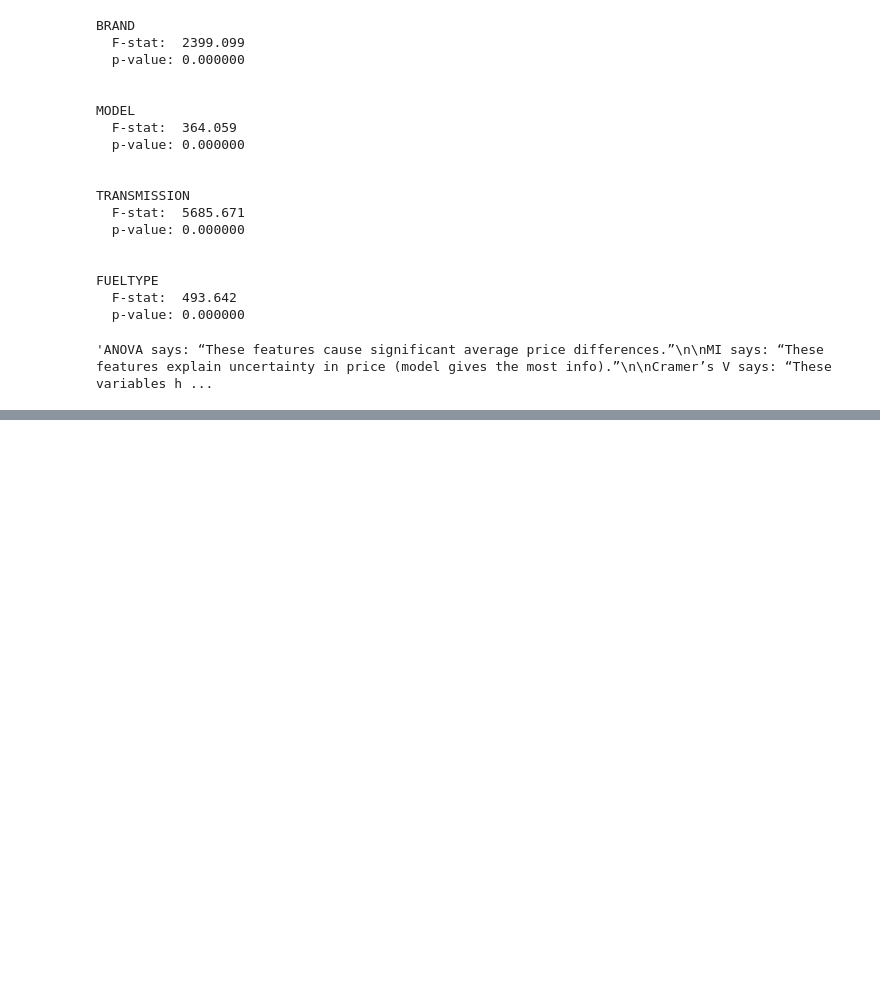
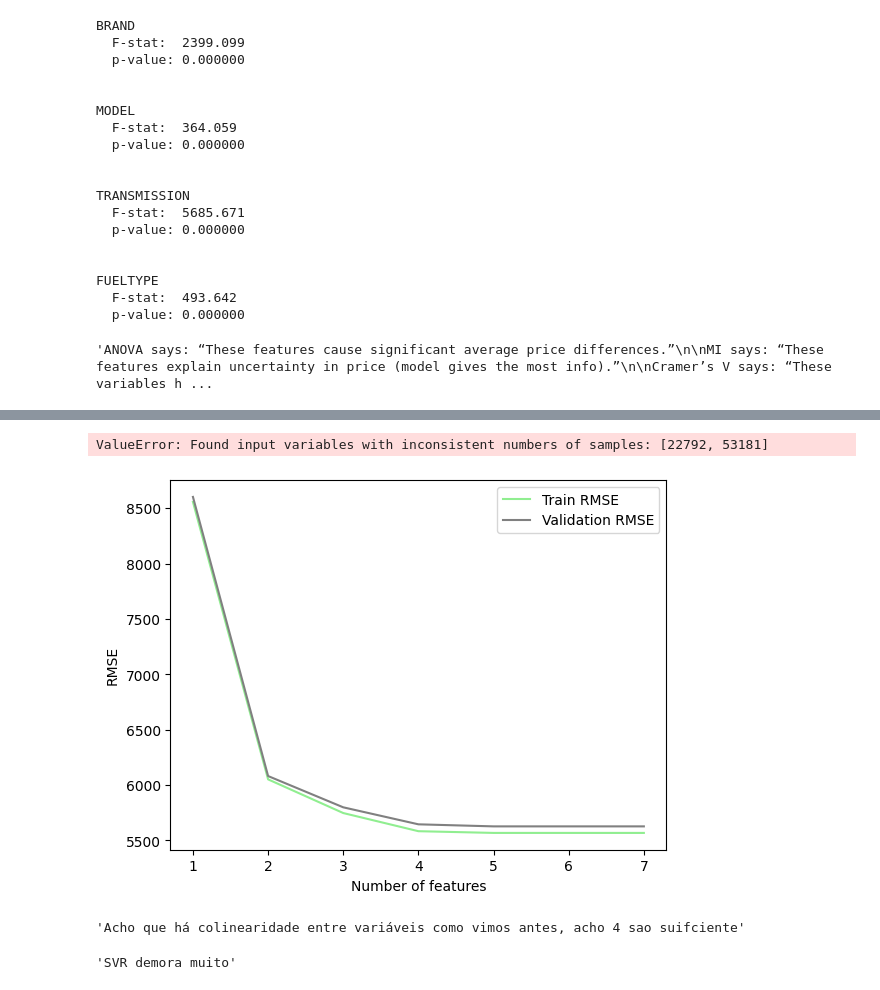
Before and after one commit to rmmandrade/ml2526, a Jupyter notebook: francisco.ipynb, the cells around one changed output, grey strips where cells are left out. Cells and saved outputs as stored; diff of their text form; code cells hidden in the pictures; blank space fills up the shorter version.

```diff
--- a/francisco.ipynb
+++ b/francisco.ipynb
@@ -1725,3 +1750,9 @@ MI says: “These features explain uncertainty in price (model gives the most in
 Cramer’s V says: “These variables have moderate categorical association strength.”"""
 # %% [output]
 'ANOVA says: “These features cause significant average price differences.”\n\nMI says: “These features explain uncertainty in price (model gives the most info).”\n\nCramer’s V says: “These variables h ...
+# %%
+model = LinearRegression()
+# %%
+rfe = RFE(estimator = model, n_features_to_select = 4)
+# %%
+X_rfe = rfe.fit_transform(X = X_train_num_scaled, y = y_train)
@@ -1727,0 +1785,56 @@ Cramer’s V says: “These variables have moderate categorical association stre
+# %%
+nof_list = np.arange(1, len(X_train_num_scaled.columns) + 1)
+best_score = np.inf
+best_n = 0
+
+train_score_list = []
+val_score_list = []
+
+for n in nof_list:
+    model = LinearRegression()
+    rfe = RFE(estimator=model, n_features_to_select=n)
+
+    # Fit RFE on training data
+    X_train_rfe = rfe.fit_transform(X_train_num_scaled, y_train)
+    X_val_rfe = rfe.transform(X_val_num_scaled)
+
+    # Fit model
+    model.fit(X_train_rfe, y_train)
+
+    # Predict
+    y_train_pred = model.predict(X_train_rfe)
+    y_val_pred = model.predict(X_val_rfe)
+
+    # Compute RMSE manually
+    train_rmse = np.sqrt(mean_squared_error(y_train, y_train_pred))
+    val_rmse = np.sqrt(mean_squared_error(y_val, y_val_pred))
+
+    # Store negated RMSE (so higher = better for plotting)
+    train_score_list.append(-train_rmse)
+    val_score_list.append(-val_rmse)
+
+    # Track best score (lowest RMSE)
+    if val_rmse < best_score:
+        best_score = val_rmse
+        best_n = n
+
+print(f"Optimum number of features: {best_n}")
+print(f"Lowest validation RMSE ({best_n} features): {best_score:.4f}")
+# %% [output]
+ValueError: Found input variables with inconsistent numbers of samples: [22792, 53181]
+# %%
+plt.plot(nof_list, [-s for s in train_score_list], label='Train RMSE', color='lightgreen')
+plt.plot(nof_list, [-s for s in val_score_list], label='Validation RMSE', color='gray')
+plt.xlabel('Number of features')
+plt.ylabel('RMSE')
+plt.legend()
+plt.show()
+
+"""Acho que há colinearidade entre variáveis como vimos antes, acho 4 sao suifciente"""
+# %% [output]
+[figure, added]
+'Acho que há colinearidade entre variáveis como vimos antes, acho 4 sao suifciente'
+# %%
+"""SVR demora muito"""
+# %% [output]
+'SVR demora muito'
```
Also changed, not shown: parts of 36 cells of this notebook, 1 other file.
